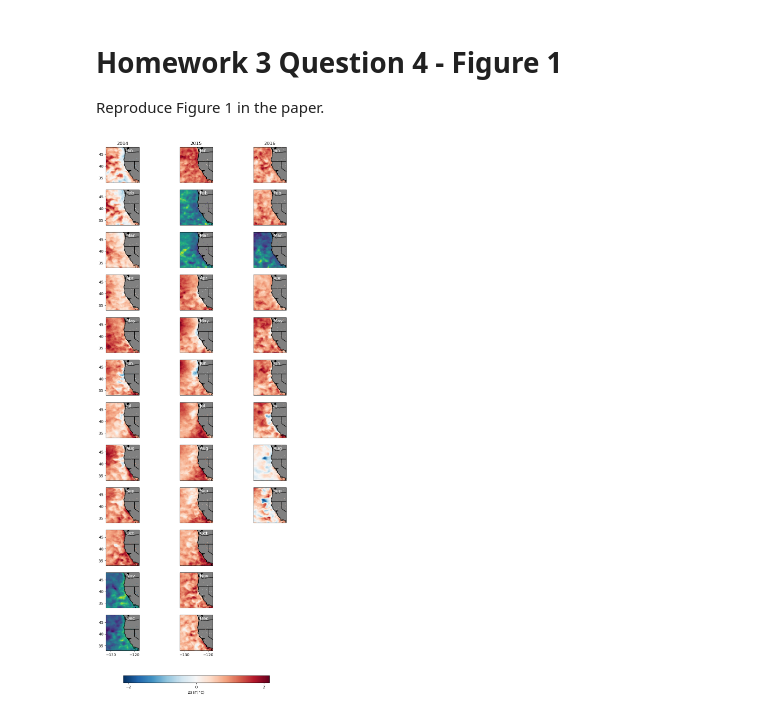
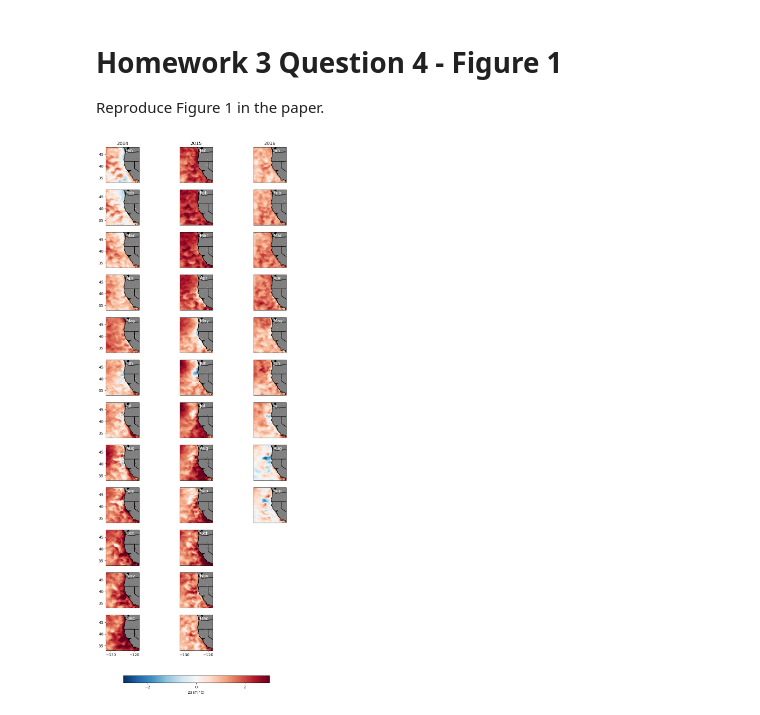
Before and after one commit to UCB-stat-159-s23/hw03-Group24, a Jupyter notebook: climate-Q04.ipynb, the cells around one changed output. Saved outputs shown, nothing was run; the diff lists cells and outputs as text; code cells hidden in the pictures.

Commit message:
fix color bar

```diff
--- a/climate-Q04.ipynb
+++ b/climate-Q04.ipynb
@@ -23,20 +23,20 @@ SST = ds.analysed_sst - 273.15
 ds_prev = SST.sel(time = slice('2002', '2012'))
 
 ds_prev_mean = ds_prev.groupby(ds_prev.time.dt.month).mean()
-ds_prev_sd = ds_prev.groupby(ds_prev.time.dt.month).std()
+#ds_prev_sd = ds_prev.groupby(ds_prev.time.dt.month).std()
 
 ds_2014 = SST.sel(time = slice('2014-01-01', '2014-12-31'))
 ds_2015 = SST.sel(time = slice('2015-01-01', '2015-12-31'))
 ds_2016 = SST.sel(time = slice('2016-01-01', '2016-12-31'))
 
 
-ds_2014_mean = ds_2014.groupby('time.month').mean()
-ds_2015_mean = ds_2015.groupby('time.month').mean()
-ds_2016_mean = ds_2016.groupby('time.month').mean()
+ds_2014_mean = ds_2014.groupby(ds_2014.time.dt.month).mean()
+ds_2015_mean = ds_2015.groupby(ds_2015.time.dt.month).mean()
+ds_2016_mean = ds_2016.groupby(ds_2016.time.dt.month).mean()
 
-std_2014 = (ds_2014_mean - ds_prev_mean)/ds_prev_sd
-std_2015 = (ds_2015_mean - ds_prev_mean)/ds_prev_sd
-std_2016 = (ds_2016_mean - ds_prev_mean)/ds_prev_sd
+anomaly_2014 = ds_2014_mean - ds_prev_mean
+anomaly_2015 = ds_2015_mean - ds_prev_mean
+anomaly_2016 = ds_2016_mean - ds_prev_mean
 
 month = ['Jan', 'Feb', 'Mar', 'Apr', 'May', 'Jun', 'Jul', 'Aug', 'Sep', 'Oct', 'Nov', 'Dec']
 
@@ -44,7 +44,7 @@ fig, axs = plt.subplots(nrows = 12, ncols = 3, subplot_kw = dict(projection = cr
 
 
 for i in range(12):
-    plot = std_2014.sel(month = i+1).plot(ax = axs[i, 0], transform = crs, add_colorbar = False)
+    plot = anomaly_2014.sel(month = i+1).plot(ax = axs[i, 0], transform = crs, add_colorbar = False, vmin = -3, vmax = 3, cmap = "RdBu_r")
     axs[i, 0].coastlines("10m", color = "k")
     axs[i, 0].add_feature(cfeature.LAND, color="grey")
     axs[i, 0].add_feature(cfeature.STATES.with_scale("10m"))
@@ -59,7 +59,7 @@ for i in range(12):
         axs[i, 0].set_xlabel("")
 
 for i in range(12):
-    plot = std_2015.sel(month = i+1).plot(ax = axs[i, 1], transform = crs, add_colorbar = False)
+    plot = anomaly_2015.sel(month = i+1).plot(ax = axs[i, 1], transform = crs, add_colorbar = False, vmin = -3, vmax = 3, cmap = "RdBu_r")
     axs[i, 1].coastlines("10m", color = "k")
     axs[i, 1].add_feature(cfeature.LAND, color = "grey")
     axs[i, 1].add_feature(cfeature.STATES.with_scale("10m"))
@@ -73,36 +73,36 @@ for i in range(12):
 
 
 for i in range(9):
-    plot = std_2016.sel(month = i+1).plot(ax = axs[i, 2], transform = crs, add_colorbar = False)
+    plot = anomaly_2016.sel(month = i+1).plot(ax = axs[i, 2], transform = crs, add_colorbar = False, vmin = -3, vmax = 3, cmap = "RdBu_r")
     axs[i, 2].coastlines("10m", color = "k")
     axs[i, 2].add_feature(cfeature.LAND, color = "grey")
     axs[i, 2].add_feature(cfeature.STATES.with_scale("10m"))
     axs[i, 2].set_title("")
     axs[i, 2].text(-123.5, 46, month[i], fontsize = 12, color = 'white')
     if i == 0:
         axs[i, 2].set_title('2016')
     if i == 11:
         axs[i, 2].set_xticks(range(-130, -119, 10))
         axs[i, 2].set_xlabel("")
 
 fig.delaxes(axs[9, 2])
 fig.delaxes(axs[10, 2])
 fig.delaxes(axs[11, 2])
 
 #axs[9, 2].tick_params(top='off', bottom='off', left='off', right='off')
 # axs[9, 2].spines['top'].set_visible(False)
 # axs[9, 2].spines['right'].set_visible(False)
 # axs[9, 2].spines['bottom'].set_visible(False)
 # axs[9, 2].spines['left'].set_visible(False)
 #axs[0, 0].set_ylabel('')
 #diff_2014.sel(month = 1).plot.contour(ax=axs[0, 0], colors='black', linewidths=1, cmin=-3, cmax=3)
 #diff_2014.plot(transform=crs ,cmap='RdBu_r')
 
 color_bar = plt.colorbar(plot, ax = axs, location = 'bottom', shrink = 0.7, pad = 0.04)
 color_bar.set_label('ΔSST(°C)')
 color_bar.set_ticks(range(-2,3,2))
 # %% [output]
-[figure, old version]
+[figure, new version]
 # %%
 # ds2014.groupby(ds2014.time.dt.month).mean().plot()
 
```
